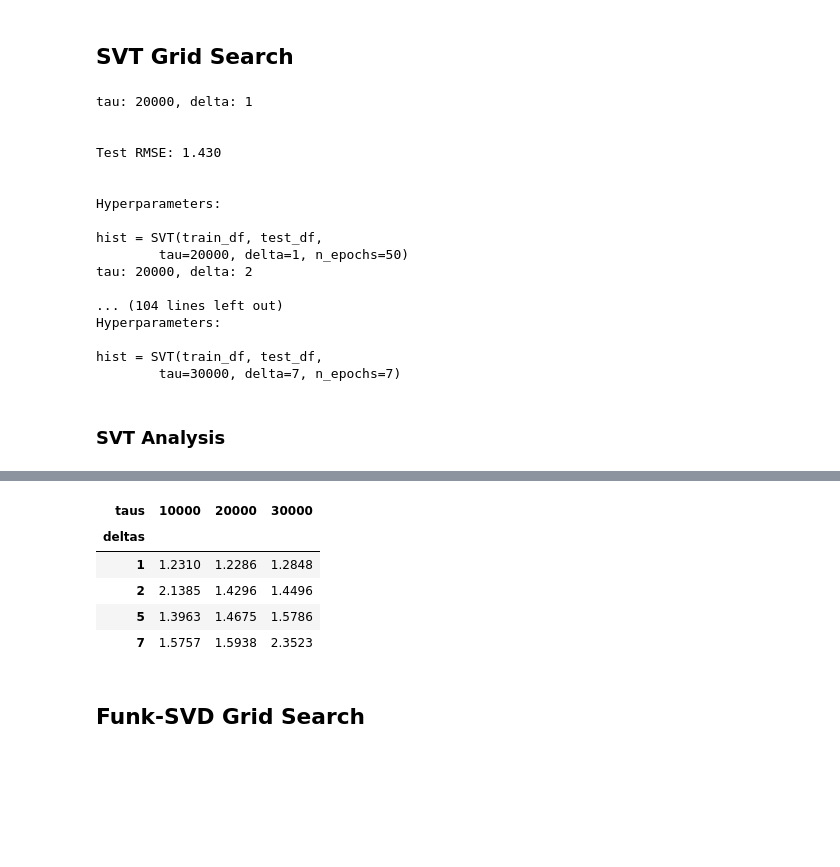
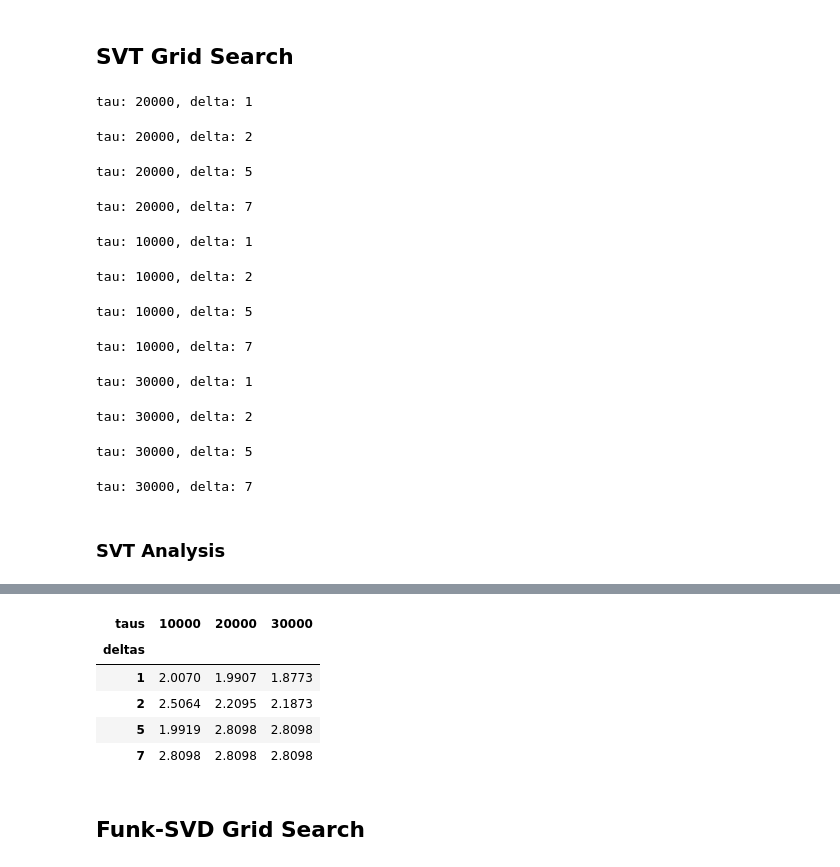
Before and after one commit to danielkorat/recommend, a Jupyter notebook: recommend.ipynb, the cells around one changed output, grey strips where cells are left out. Cells and saved outputs as stored; diff of their text form; code cells hidden in the pictures; blank space fills up the shorter version.

Commit message:
rmse var override fix

```diff
--- a/recommend.ipynb
+++ b/recommend.ipynb
@@ -380,7 +383,7 @@ def to_sparse(df):
     df = pd.DataFrame(dict(zip(['UserID', 'MovieID', 'Rating'], [users, movies, ratings])))
     return df
 
-def run_funk(train, test, **kw):
+def run_funk(train, test, verbose=False, **kw):
     seed_everything()
     svd = FunkSVD(**kw)
     hist = svd.fit(X=train, X_test=test)
@@ -388,9 +391,13 @@ def run_funk(train, test, **kw):
     score = rmse(y_true, y_pred)
     best_epoch = np.argmin(hist['test_RMSE'])
     score = hist['test_RMSE'].iloc[best_epoch]
+
+    if verbose:
+        print(f"\n\nTest RMSE: {rmse(y_true, y_pred):.3f}\n\n")
+        print_hparams(kw, 'SVT')
     return hist, svd, score, best_epoch
 
-def run_svt(train, test, **kw):
+def run_svt(train, test, verbose=False, **kw):
     seed_everything()
     model = SVT(**kw)
     hist = model.fit(M=train, M_test=test)
@@ -398,8 +405,9 @@ def run_svt(train, test, **kw):
     sparse_test = to_sparse(test)
     y_true, y_pred = sparse_test['Rating'].values.ravel(), np.array(model.predict(sparse_test)).ravel()
 
-    print(f"\n\nTest RMSE: {rmse(y_true, y_pred):.3f}\n\n")
-    print_hparams(kw, 'SVT')
+    if verbose:
+        print(f"\n\nTest RMSE: {rmse(y_true, y_pred):.3f}\n\n")
+        print_hparams(kw, 'SVT')
     return hist, model
 
 def print_hparams(h, name):
@@ -423,10 +431,10 @@ hists = []
 for tau, delta in product(taus,deltas):
     print(f"tau: {tau}, delta: {delta}\n")
     try:
-        hist,model = run_svt(train=M_train_df, test=M_test_df,
+        hist, model = run_svt(train=M_train_df, test=M_test_df,
                 tau=tau,
                 delta=delta,
-                n_epochs=int(500 / delta),
+                n_epochs=int(10 / delta),
                 )
     except Exception as e:
         print('encountered a problem {}. happens when SVT diverges'.format(e))
@@ -436,22 +444,17 @@ for tau, delta in product(taus,deltas):
         json.dump(hists, f)
 # %% [output]
 tau: 20000, delta: 1
-
-
-Test RMSE: 1.430
-
-
-Hyperparameters:
-
-hist = SVT(train_df, test_df,
-        tau=20000, delta=1, n_epochs=50)
-tau: 20000, delta: 2
-
-... (104 lines left out)
-Hyperparameters:
-
-hist = SVT(train_df, test_df,
-        tau=30000, delta=7, n_epochs=7)
+tau: 20000, delta: 2
+tau: 20000, delta: 5
+tau: 20000, delta: 7
+tau: 10000, delta: 1
+tau: 10000, delta: 2
+tau: 10000, delta: 5
+tau: 10000, delta: 7
+tau: 30000, delta: 1
+tau: 30000, delta: 2
+tau: 30000, delta: 5
+tau: 30000, delta: 7
 # %% [markdown]
 ### SVT Analysis
 # %%
@@ -468,11 +471,11 @@ plot_experiment(best_hist)
 taus = np.unique([hist['tau'] for hist in hists])
 deltas = np.unique([hist['delta'] for hist in hists])
 rmses = []
-for tau, delta in product(taus,deltas):
-    rmse = [hist.get('hist',{}).get('test_RMSE', [np.nan])[-1] \
-            for hist in hists if hist['tau']==tau and hist['delta']==delta]
-    if rmse:
-        rmses.append(rmse[0])
+for tau, delta in product(taus, deltas):
+    rmse_score = [hist.get('hist',{}).get('test_RMSE', [np.nan])[-1] \
+            for hist in hists if hist['tau'] == tau and hist['delta'] == delta]
+    if rmse_score:
+        rmses.append(rmse_score[0])
     else:
         rmses.append(np.nan)
 rmses = np.array(rmses).reshape(len(deltas), len(taus))
@@ -502,9 +506,9 @@ df.style.apply(background_gradient,
 | taus | 10000 | 20000 | 30000 |
 | deltas |  |  |  |
-| 1 | 1.2310 | 1.2286 | 1.2848 |
-| 2 | 2.1385 | 1.4296 | 1.4496 |
-| 5 | 1.3963 | 1.4675 | 1.5786 |
-| 7 | 1.5757 | 1.5938 | 2.3523 |
+| 1 | 2.0070 | 1.9907 | 1.8773 |
+| 2 | 2.5064 | 2.2095 | 2.1873 |
+| 5 | 1.9919 | 2.8098 | 2.8098 |
+| 7 | 2.8098 | 2.8098 | 2.8098 |
 # %% [markdown]
 ## Funk-SVD Grid Search
 # %%
```
Also changed, not shown: parts of 5 cells of this notebook.
